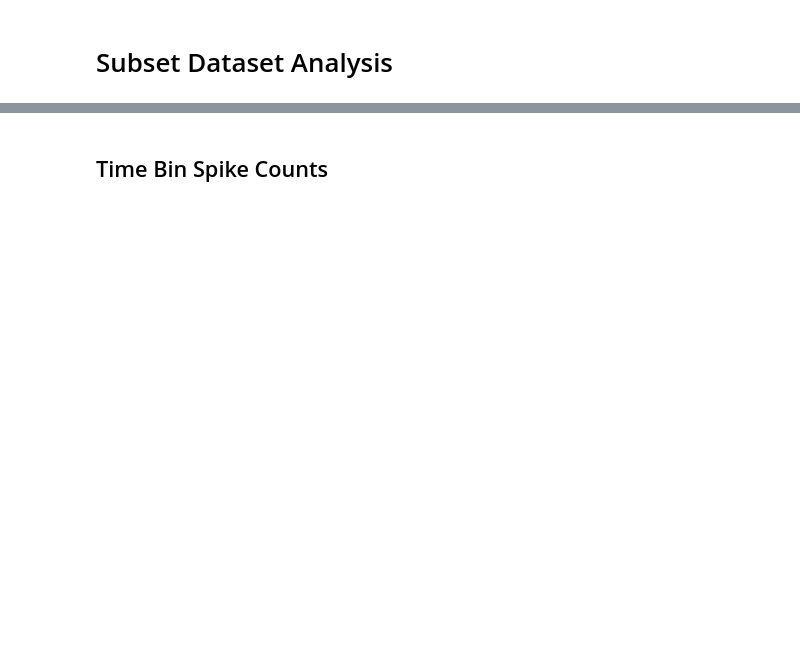
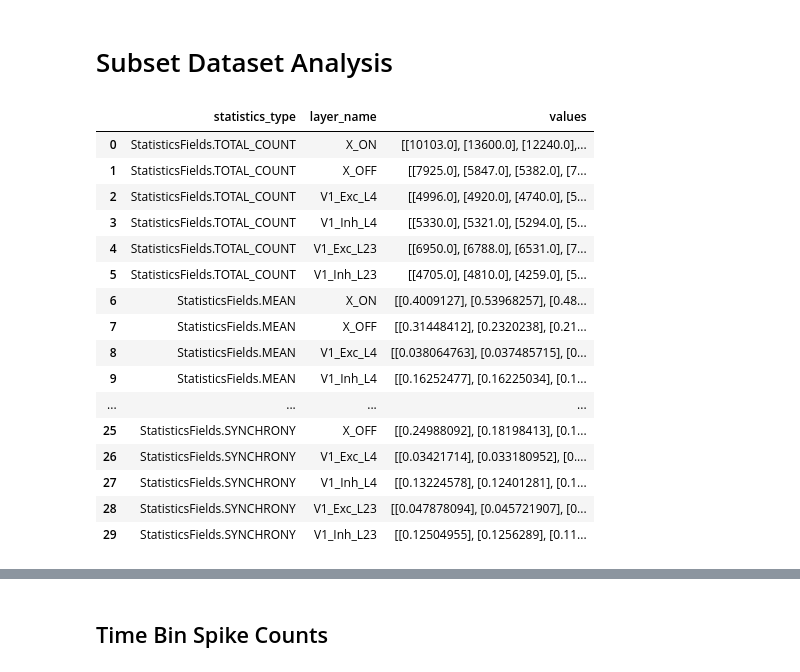
Before and after one commit to dbeinhauer/mcs-source, a Jupyter notebook: results_analysis_tools/analysis_overview.ipynb, the cells around one changed output, grey strips where cells are left out. Drawn from its saved outputs; the diff is of its cells as text; code cells hidden in the pictures; blank space fills up the shorter version.

Commit message:
Fixing bug in subset analysis + few tools for subset analysis

```diff
--- a/results_analysis_tools/analysis_overview.ipynb
+++ b/results_analysis_tools/analysis_overview.ipynb
@@ -51,3 +53,31 @@ result_analyzer = ResultAnalyzer(analysis_paths)
 all_results = result_analyzer.get_all_results
 # %% [markdown]
 # Subset Dataset Analysis
+# %%
+df = DatasetResultsProcessor.get_analysis_type(
+    DatasetResultsProcessor.get_subset_dataset_variant(all_results),
+    AnalysisFields.SEPARATE_EXPERIMENT_ANALYSIS,
+)
+
+first_res = df['analysis_results'][3]
+second_res = df['analysis_results'][9]
+# %%
+first_res
+# %% [output]
+|  | statistics_type | layer_name | values |
+| 0 | StatisticsFields.TOTAL_COUNT | X_ON | [[10103.0], [13600.0], [12240.0],... |
+| 1 | StatisticsFields.TOTAL_COUNT | X_OFF | [[7925.0], [5847.0], [5382.0], [7... |
+| 2 | StatisticsFields.TOTAL_COUNT | V1_Exc_L4 | [[4996.0], [4920.0], [4740.0], [5... |
+| 3 | StatisticsFields.TOTAL_COUNT | V1_Inh_L4 | [[5330.0], [5321.0], [5294.0], [5... |
+| 4 | StatisticsFields.TOTAL_COUNT | V1_Exc_L23 | [[6950.0], [6788.0], [6531.0], [7... |
+| 5 | StatisticsFields.TOTAL_COUNT | V1_Inh_L23 | [[4705.0], [4810.0], [4259.0], [5... |
+| 6 | StatisticsFields.MEAN | X_ON | [[0.4009127], [0.53968257], [0.48... |
+| 7 | StatisticsFields.MEAN | X_OFF | [[0.31448412], [0.2320238], [0.21... |
+| 8 | StatisticsFields.MEAN | V1_Exc_L4 | [[0.038064763], [0.037485715], [0... |
+| 9 | StatisticsFields.MEAN | V1_Inh_L4 | [[0.16252477], [0.16225034], [0.1... |
+| ... | ... | ... | ... |
+| 25 | StatisticsFields.SYNCHRONY | X_OFF | [[0.24988092], [0.18198413], [0.1... |
+| 26 | StatisticsFields.SYNCHRONY | V1_Exc_L4 | [[0.03421714], [0.033180952], [0.... |
+| 27 | StatisticsFields.SYNCHRONY | V1_Inh_L4 | [[0.13224578], [0.12401281], [0.1... |
+| 28 | StatisticsFields.SYNCHRONY | V1_Exc_L23 | [[0.047878094], [0.045721907], [0... |
+| 29 | StatisticsFields.SYNCHRONY | V1_Inh_L23 | [[0.12504955], [0.1256289], [0.11... |
```
Also changed, not shown: parts of 8 cells of this notebook, 6 other files.
